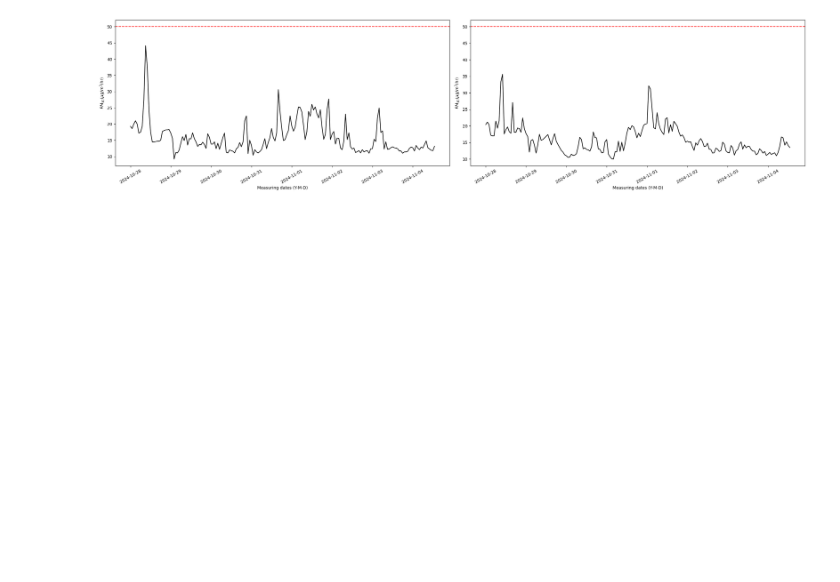
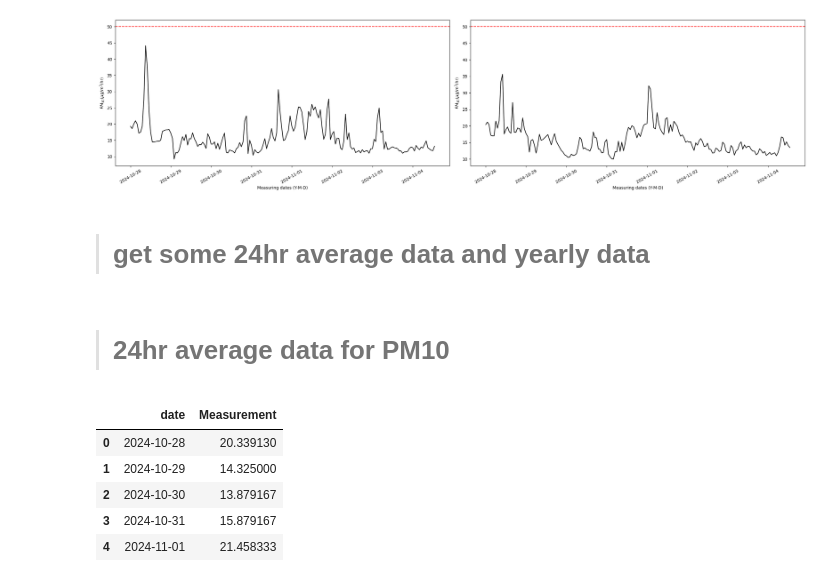
Before and after one commit to GinnCheng/DA_AQ_hub, a Jupyter notebook: main_script.ipynb, the cells around one changed output. Saved outputs shown, nothing was run; the diff lists cells and outputs as text; code cells hidden in the pictures; blank space fills up the shorter version.

```diff
--- a/main_script.ipynb
+++ b/main_script.ipynb
@@ -172,3 +179,17 @@ plt.tight_layout()
 plt.show()
 # %% [output]
 [figure]
+# %% [markdown]
+> # get some 24hr average data and yearly data
+# %% [markdown]
+> # 24hr average data for PM10
+# %%
+df_24 = df_bc[df_bc.Parameter == 'Particle PM10'].groupby('date')['Measurement'].mean().reset_index()
+df_24.head()
+# %% [output]
+|  | date | Measurement |
+| 0 | 2024-10-28 | 20.339130 |
+| 1 | 2024-10-29 | 14.325000 |
+| 2 | 2024-10-30 | 13.879167 |
+| 3 | 2024-10-31 | 15.879167 |
+| 4 | 2024-11-01 | 21.458333 |
```
Also changed, not shown: parts of 9 cells of this notebook.
